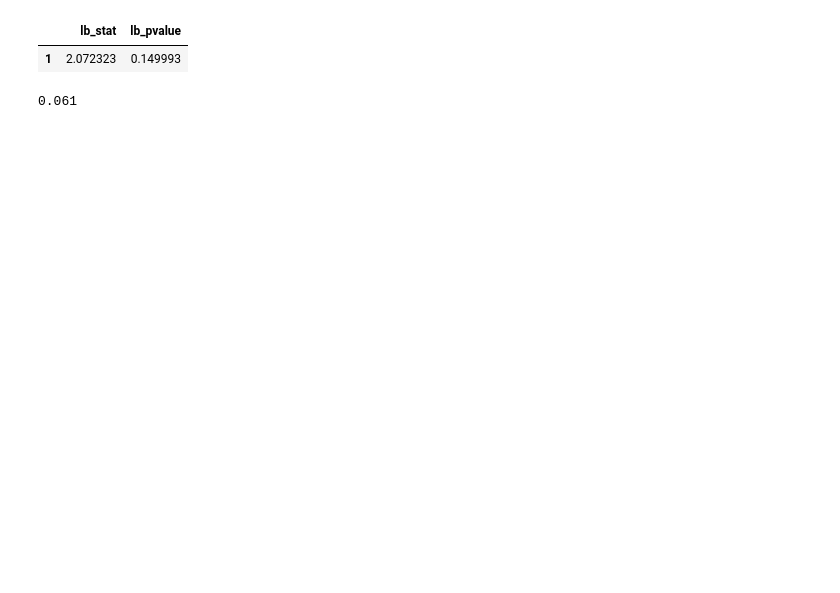
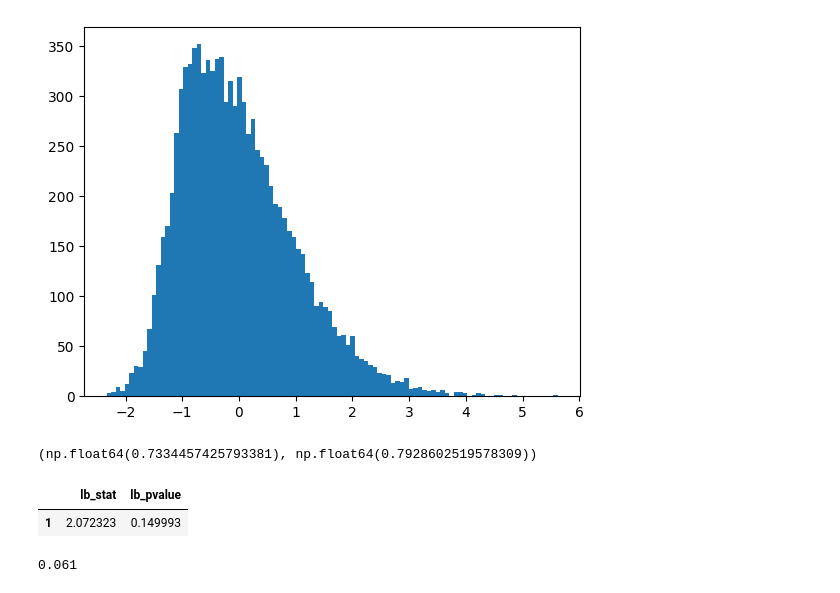
Before and after one commit to Fabro2701/sharpe_ratio_TFM, a Jupyter notebook: notebooks/test.ipynb, the cells around one changed output. Drawn from its saved outputs; the diff is of its cells as text; code cells hidden in the pictures; blank space fills up the shorter version.

```diff
--- a/notebooks/test.ipynb
+++ b/notebooks/test.ipynb
@@ -0,0 +60,11 @@
+# %%
+rng = np.random.default_rng(42)
+aux = SkewStudent(seed=rng)
+y = aux.simulate([50, 0.5])(10000)
+plt.hist(y,bins=100);
+# %% [output]
+[figure, added]
+# %%
+stats.kurtosis(y),stats.skew(y)
+# %% [output]
+(np.float64(0.7334457425793381), np.float64(0.7928602519578309))
```
Also changed, not shown: parts of 8 cells of this notebook, 6 other files.
